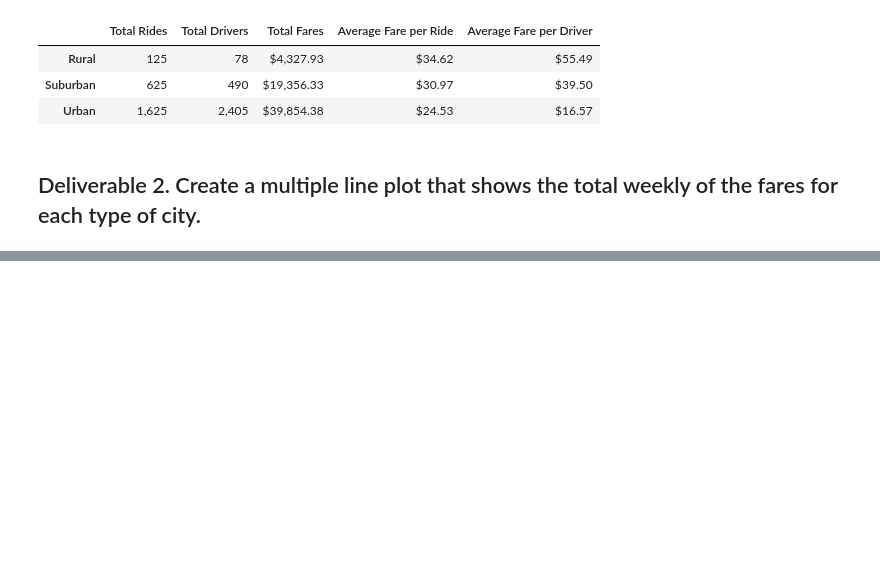
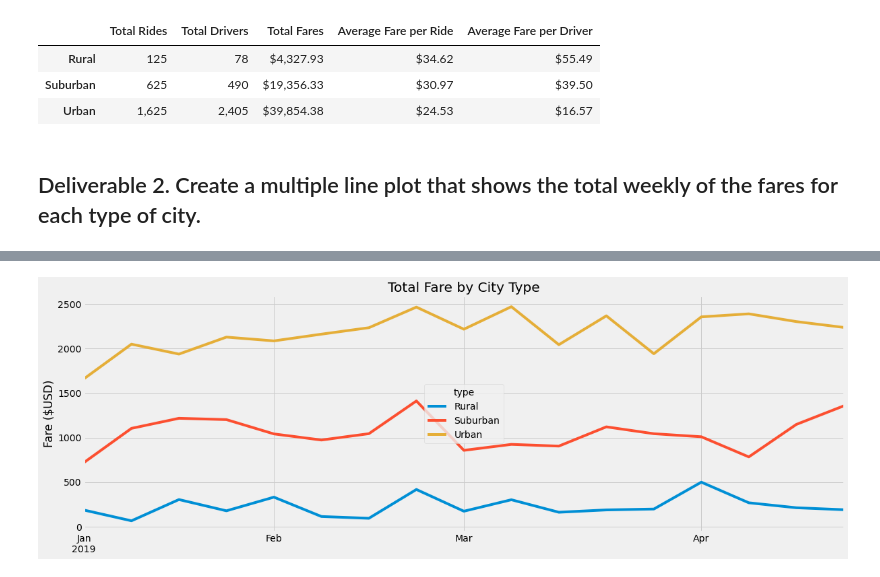
Before and after one commit to sanilveeravu/matplotlib_wk5, a Jupyter notebook: PyBer_Challenge.ipynb, the cells around one changed output, grey strips where cells are left out. Saved outputs shown, nothing was run; the diff lists cells and outputs as text; code cells hidden in the pictures; blank space fills up the shorter version.

Commit message:
Updates to save image

```diff
--- a/PyBer_Challenge.ipynb
+++ b/PyBer_Challenge.ipynb
@@ -136,3 +184,5 @@ pyber_summary_df_formatted
 # %%
 # 4. Create a pivot table with the 'date' as the index, the columns ='type', and values='fare'
 # to get the total fares for each type of city by the date.
+fare_by_type_date_df_pivoted = fare_by_type_date_df.pivot(index='date', columns='type', values='fare')
+fare_by_type_date_df_pivoted.head(10)
@@ -139,2 +202,5 @@ pyber_summary_df_formatted
 # %%
 # 5. Create a new DataFrame from the pivot table DataFrame using loc on the given dates, '2019-01-01':'2019-04-29'.
+date_mask=(fare_by_type_date_df_pivoted.index>='2019-01-01') & (fare_by_type_date_df_pivoted.index<'2019-04-29')
+fare_by_type_date_df_for_date_range=fare_by_type_date_df_pivoted.loc[date_mask]
+fare_by_type_date_df_for_date_range
@@ -141,3 +236,5 @@ pyber_summary_df_formatted
 # %%
 # 6. Set the "date" index to datetime datatype. This is necessary to use the resample() method in Step 8.
 # df.index = pd.to_datetime(df.index)
+fare_by_type_date_df_for_date_range.index = pd.to_datetime(fare_by_type_date_df_for_date_range.index)
+fare_by_type_date_df_for_date_range
@@ -146,2 +270,4 @@ pyber_summary_df_formatted
 # %%
 # 8. Create a new DataFrame using the "resample()" function by week 'W' and get the sum of the fares for each week.
+fare_by_type_date_df_resampled = fare_by_type_date_df_for_date_range.resample('W').sum()
+fare_by_type_date_df_resampled
@@ -148,7 +294,28 @@ pyber_summary_df_formatted
 # %%
 # 8. Using the object-oriented interface method, plot the resample DataFrame using the df.plot() function.
 
 # Import the style from Matplotlib.
 from matplotlib import style
 # Use the graph style fivethirtyeight.
 style.use('fivethirtyeight')
+#style.use('Solarize_Light2')
+
+fig=fare_by_type_date_df_resampled.plot(
+    kind='line',
+    figsize=(18,6),
+    xlabel="",
+    ylabel="Fare ($USD)",
+    title="Total Fare by City Type"
+).get_figure()
+
+# fare_by_type_date_df_resampled.plot(
+#     kind='line',
+#     figsize=(18,6),
+#     xlabel="",
+#     ylabel="Fare ($USD)",
+#     title="Total Fare by City Type"
+# )
+
+fig.savefig("analysis/PyBer_fare_summary.png")
+# %% [output]
+[figure, added]
```
Also changed, not shown: parts of 10 cells of this notebook, 1 other file.
